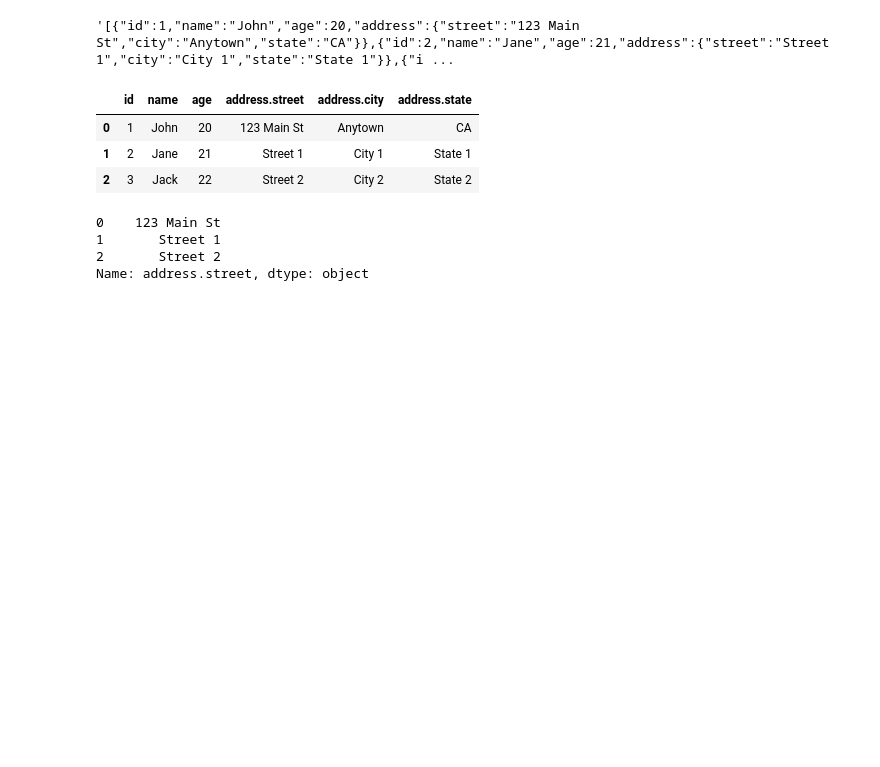
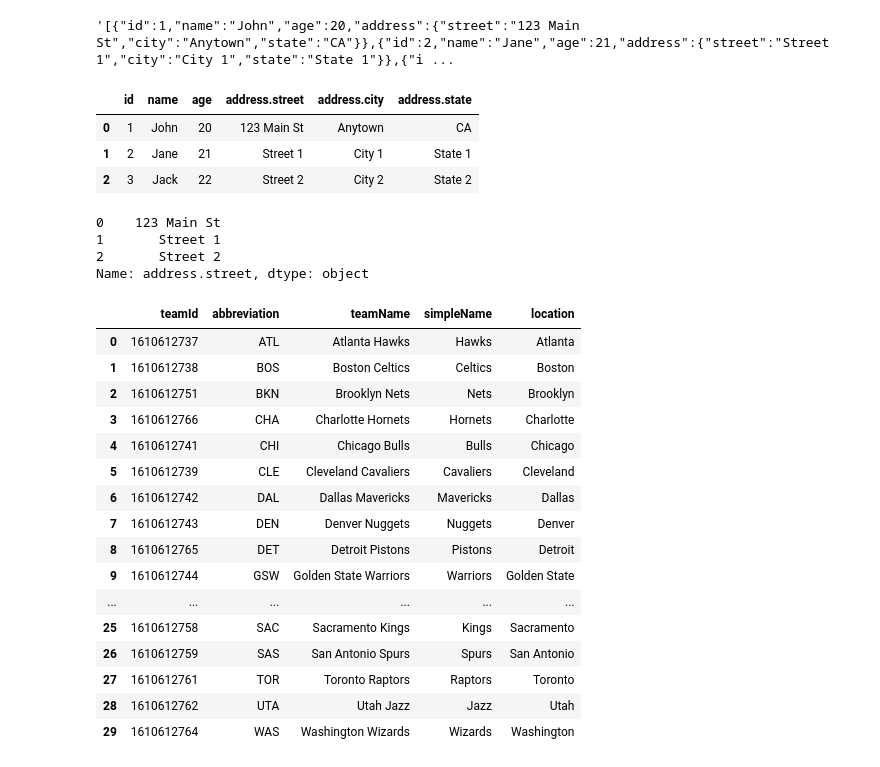
Before and after one commit to anthonypernia/EjerciciosDeTutoriasRealizadas, a Jupyter notebook: data_dquisition/data_adquisition_2.ipynb, the cells around one changed output. Cells and saved outputs as stored; diff of their text form; code cells hidden in the pictures; blank space fills up the shorter version.

```diff
--- a/data_dquisition/data_adquisition_2.ipynb
+++ b/data_dquisition/data_adquisition_2.ipynb
@@ -235,3 +235,28 @@ df2['address.street']
 1       Street 1
 2       Street 2
 Name: address.street, dtype: object
+# %%
+url3 = 'https://raw.githubusercontent.com/bttmly/nba/master/data/teams.json'
+response = requests.get(url3)
+jsondata = json.loads(response.text)
+# %%
+df = pd.DataFrame(jsondata)
+df
+# %% [output]
+|  | teamId | abbreviation | teamName | simpleName | location |
+| 0 | 1610612737 | ATL | Atlanta Hawks | Hawks | Atlanta |
+| 1 | 1610612738 | BOS | Boston Celtics | Celtics | Boston |
+| 2 | 1610612751 | BKN | Brooklyn Nets | Nets | Brooklyn |
+| 3 | 1610612766 | CHA | Charlotte Hornets | Hornets | Charlotte |
+| 4 | 1610612741 | CHI | Chicago Bulls | Bulls | Chicago |
+| 5 | 1610612739 | CLE | Cleveland Cavaliers | Cavaliers | Cleveland |
+| 6 | 1610612742 | DAL | Dallas Mavericks | Mavericks | Dallas |
+| 7 | 1610612743 | DEN | Denver Nuggets | Nuggets | Denver |
+| 8 | 1610612765 | DET | Detroit Pistons | Pistons | Detroit |
+| 9 | 1610612744 | GSW | Golden State Warriors | Warriors | Golden State |
+| ... | ... | ... | ... | ... | ... |
+| 25 | 1610612758 | SAC | Sacramento Kings | Kings | Sacramento |
+| 26 | 1610612759 | SAS | San Antonio Spurs | Spurs | San Antonio |
+| 27 | 1610612761 | TOR | Toronto Raptors | Raptors | Toronto |
+| 28 | 1610612762 | UTA | Utah Jazz | Jazz | Utah |
+| 29 | 1610612764 | WAS | Washington Wizards | Wizards | Washington |
```
Also changed, not shown: 1 other file.
